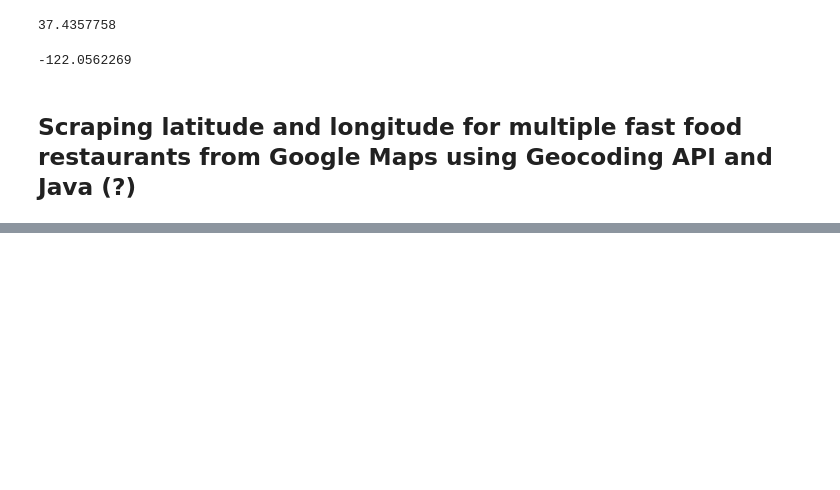
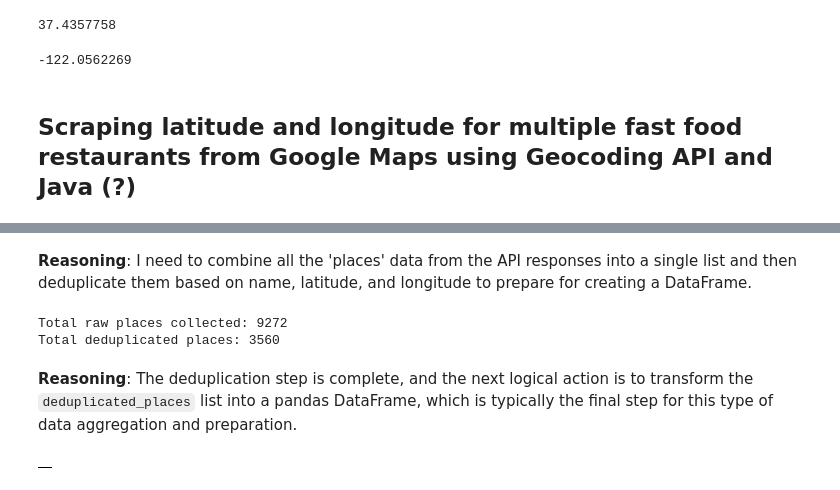
Before and after one commit to alixtrn/QM2-Final-Project---Childhood-Obesity-in-London, a Jupyter notebook: Fast_food_data_scraping.ipynb, the cells around one changed output, grey strips where cells are left out. Saved outputs shown, nothing was run; the diff lists cells and outputs as text; code cells hidden in the pictures; blank space fills up the shorter version.

```diff
--- a/Fast_food_data_scraping.ipynb
+++ b/Fast_food_data_scraping.ipynb
@@ -86,0 +314,52 @@ r.json()
+# %% [markdown]
+**Reasoning**:
+I need to combine all the 'places' data from the API responses into a single list and then deduplicate them based on name, latitude, and longitude to prepare for creating a DataFrame.
+# %%
+all_places_data = []
+
+for response in all_api_responses:
+    if 'places' in response and response['places']:
+        all_places_data.extend(response['places'])
+
+unique_places_set = set()
+deduplicated_places = []
+
+for place in all_places_data:
+    name = place.get('displayName', {}).get('text')
+    location = place.get('location', {})
+    lat = location.get('latitude')
+    lng = location.get('longitude')
+
+    # Only consider places with complete name and location information for deduplication
+    if name and lat is not None and lng is not None:
+        unique_identifier = (name, lat, lng)
+        if unique_identifier not in unique_places_set:
+            unique_places_set.add(unique_identifier)
+            deduplicated_places.append(place)
+
+print(f"Total raw places collected: {len(all_places_data)}")
+print(f"Total deduplicated places: {len(deduplicated_places)}")
+# %% [output]
+Total raw places collected: 9272
+Total deduplicated places: 3560
+# %% [markdown]
+**Reasoning**:
+The deduplication step is complete, and the next logical action is to transform the `deduplicated_places` list into a pandas DataFrame, which is typically the final step for this type of data aggregation and preparation.
+# %%
+import pandas as pd
+
+places_data = r.json().get('places', [])
+
+data_for_table = []
+for place in places_data:
+    name = place.get('displayName', {}).get('text')
+    location = place.get('location', {})
+    lat = location.get('latitude')
+    lng = location.get('longitude')
+    if name and lat is not None and lng is not None:
+        data_for_table.append({"Name": name, "Latitude": lat, "Longitude": lng})
+
+df = pd.DataFrame(data_for_table)
+display(df)
+# %% [output]
+|  |
```
Also changed, not shown: parts of 20 cells of this notebook.
